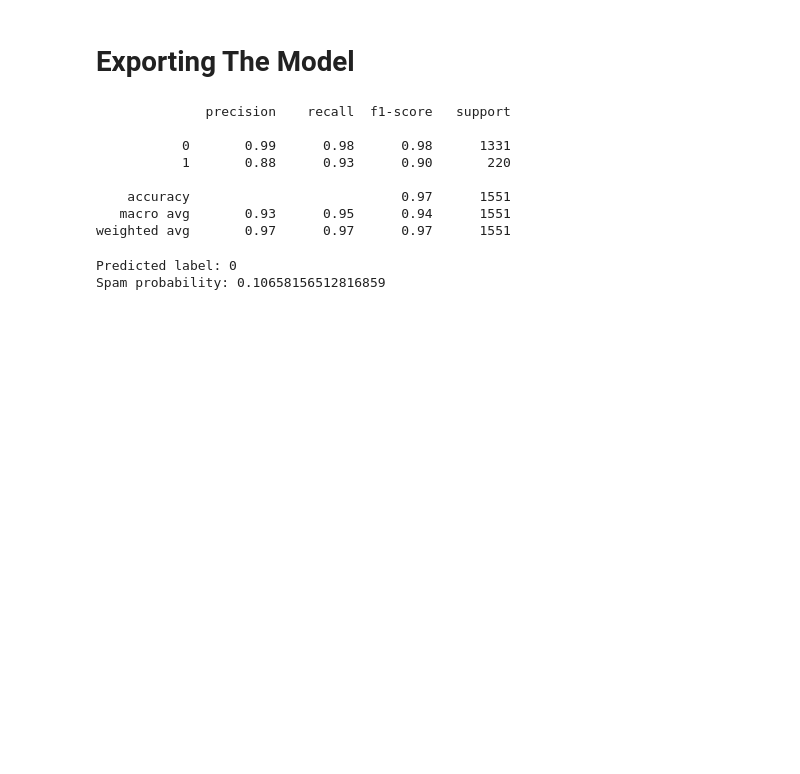
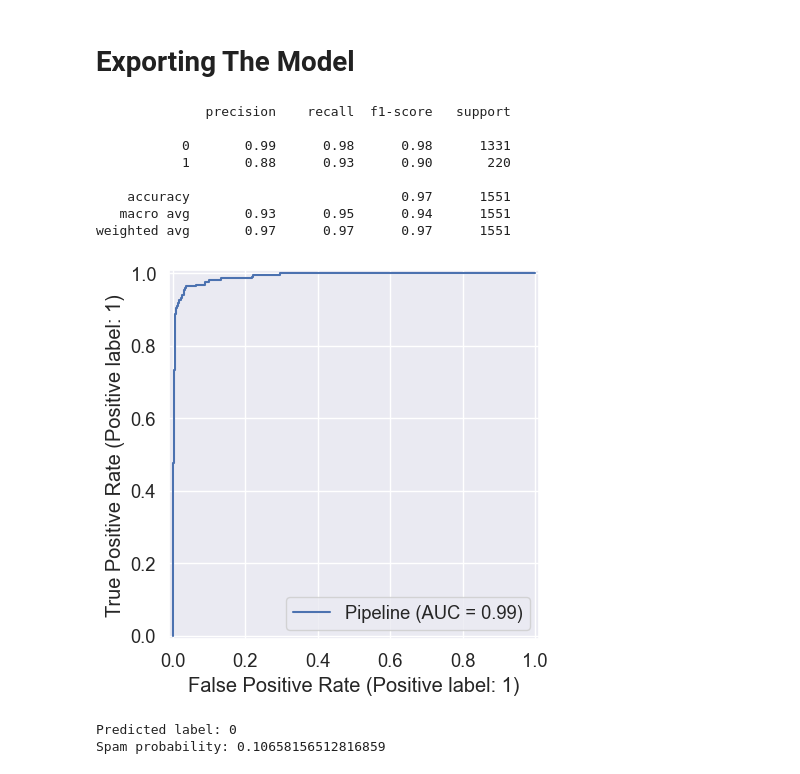
Before and after one commit to YSN-B13/Machine-Learning-Projects, a Jupyter notebook: Email Spam Classifier/Email_spam_classifier.ipynb, the cells around one changed output. Cells and saved outputs as stored; diff of their text form; code cells hidden in the pictures; blank space fills up the shorter version.

```diff
--- a/Email Spam Classifier/Email_spam_classifier.ipynb
+++ b/Email Spam Classifier/Email_spam_classifier.ipynb
@@ -572,6 +582,11 @@ print(classification_report(y_test, y_pred))
     accuracy                           0.97      1551
    macro avg       0.93      0.95      0.94      1551
 weighted avg       0.97      0.97      0.97      1551
+# %%
+RocCurveDisplay.from_estimator(pipeline, X_test, y_test)
+plt.show()
+# %% [output]
+[figure, added]
 # %%
 new_email = ["""Hi John,
 
```
Also changed, not shown: parts of 9 cells of this notebook, 1 other file.
